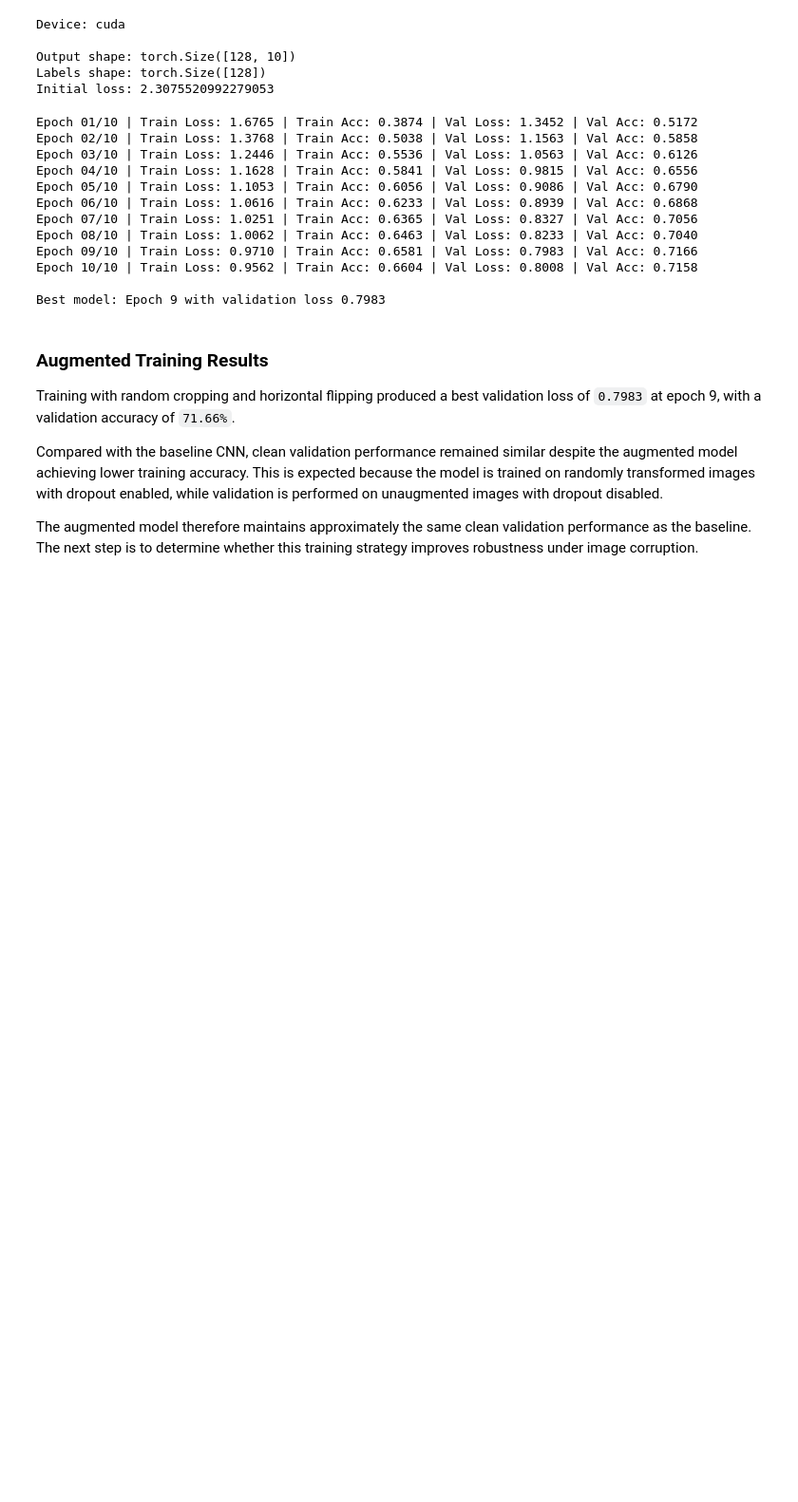
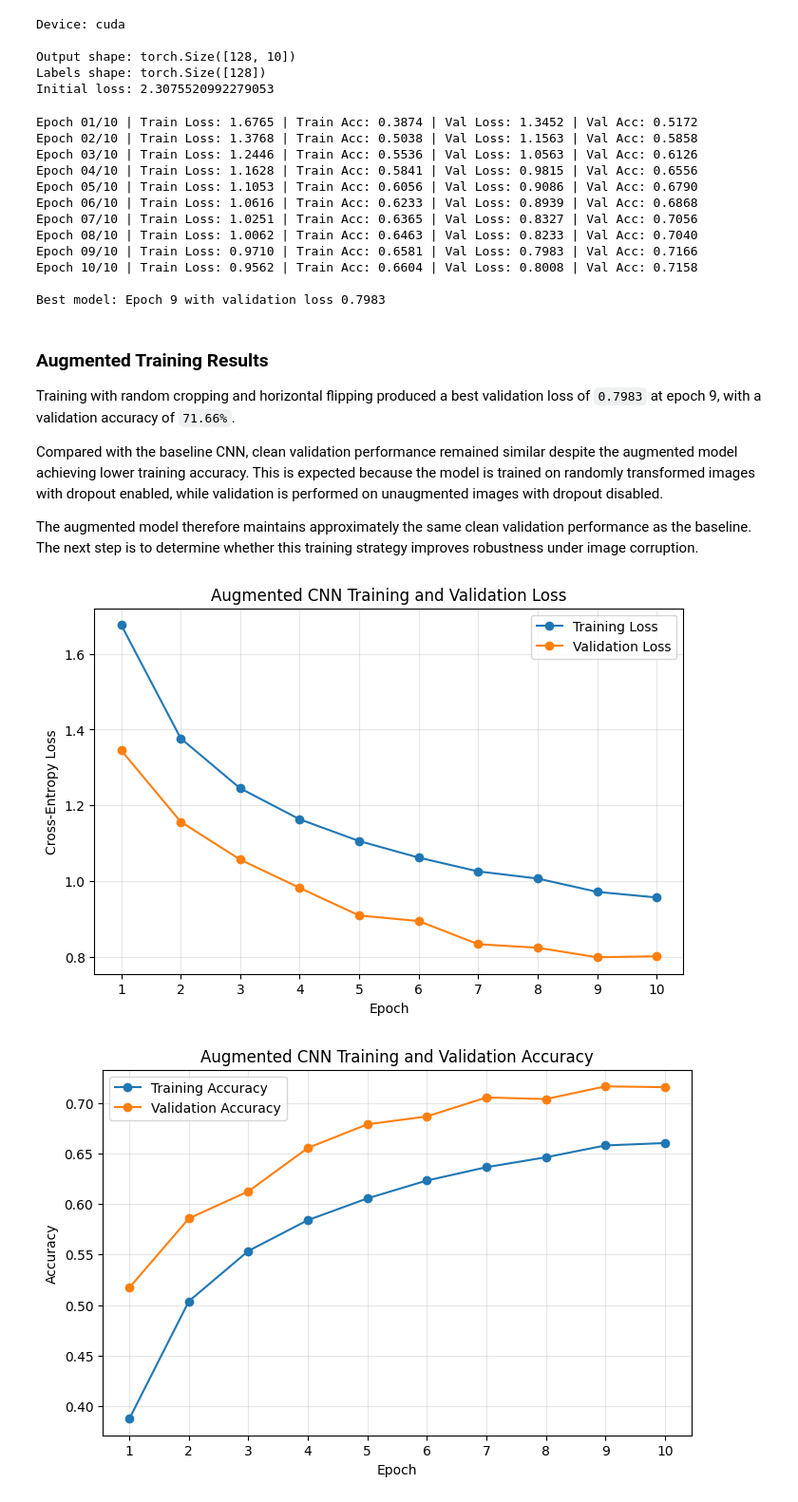
Before and after one commit to jayjay0317/cnn-robustness-generalization, a Jupyter notebook: notebooks/04_augmentation_training.ipynb, the cells around one changed output. Shown at 95% size. Cells and saved outputs as stored; diff of their text form; code cells hidden in the pictures; blank space fills up the shorter version.

Commit message:
Visualize augmented CNN learning curves

```diff
--- a/notebooks/04_augmentation_training.ipynb
+++ b/notebooks/04_augmentation_training.ipynb
@@ -342,3 +342,60 @@ Training with random cropping and horizontal flipping produced a best validation
 Compared with the baseline CNN, clean validation performance remained similar despite the augmented model achieving lower training accuracy. This is expected because the model is trained on randomly transformed images with dropout enabled, while validation is performed on unaugmented images with dropout disabled.
 
 The augmented model therefore maintains approximately the same clean validation performance as the baseline. The next step is to determine whether this training strategy improves robustness under image corruption.
+# %%
+epochs = range(1, num_epochs + 1)
+
+# Plot training and validation loss
+plt.figure(figsize=(8, 5))
+
+plt.plot(
+    epochs,
+    train_losses,
+    marker="o",
+    label="Training Loss"
+)
+
+plt.plot(
+    epochs,
+    val_losses,
+    marker="o",
+    label="Validation Loss"
+)
+
+plt.xlabel("Epoch")
+plt.ylabel("Cross-Entropy Loss")
+plt.title("Augmented CNN Training and Validation Loss")
+plt.xticks(epochs)
+plt.legend()
+plt.grid(alpha=0.3)
+
+plt.show()
+
+# Plot training and validation accuracy
+plt.figure(figsize=(8, 5))
+
+plt.plot(
+    epochs,
+    train_accuracies,
+    marker="o",
+    label="Training Accuracy"
+)
+
+plt.plot(
+    epochs,
+    val_accuracies,
+    marker="o",
+    label="Validation Accuracy"
+)
+
+plt.xlabel("Epoch")
+plt.ylabel("Accuracy")
+plt.title("Augmented CNN Training and Validation Accuracy")
+plt.xticks(epochs)
+plt.legend()
+plt.grid(alpha=0.3)
+
+plt.show()
+# %% [output]
+[figure, added]
+[figure, added]
```
Also changed, not shown: parts of 1 cell of this notebook.
